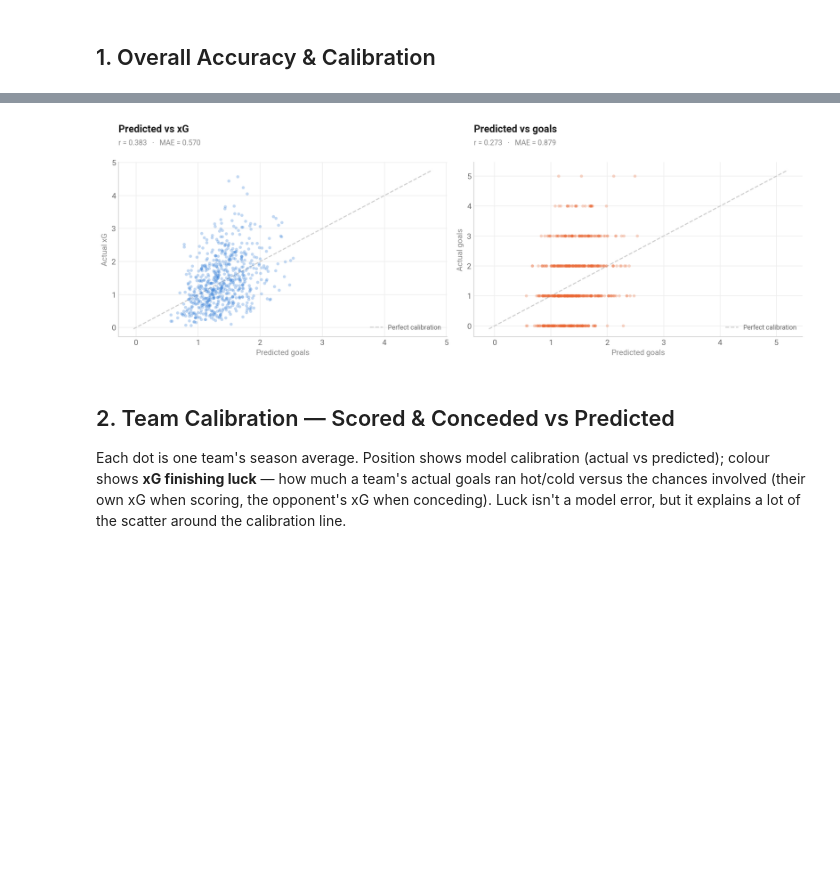
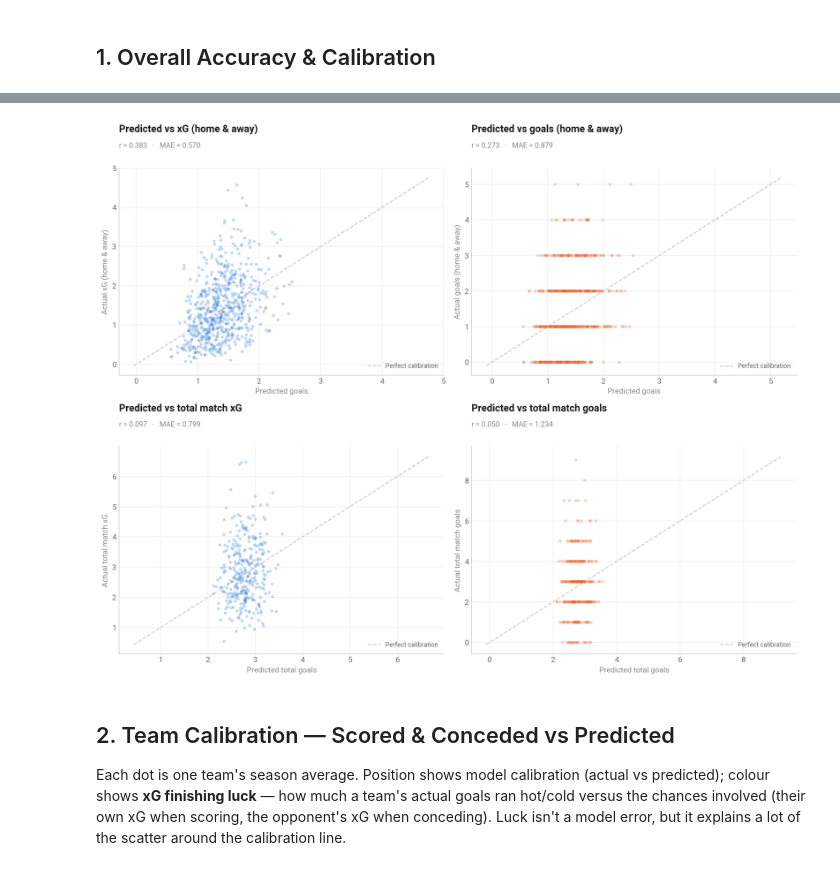
Before and after one commit to louis-porter/algobetting, a Jupyter notebook: algo/models/team_strength/non_penalty_bayes/premier_league/postmortem_v2.ipynb, the cells around one changed output, grey strips where cells are left out. Cells and saved outputs as stored; diff of their text form; code cells hidden in the pictures; blank space fills up the shorter version.

Commit message:
lots of graph changes

```diff
--- a/algo/models/team_strength/non_penalty_bayes/premier_league/postmortem_v2.ipynb
+++ b/algo/models/team_strength/non_penalty_bayes/premier_league/postmortem_v2.ipynb
@@ -119,11 +119,13 @@ match['home_bias']    = match['home_predicted'] - match['home_actual']
 match['away_bias']    = match['away_predicted'] - match['away_actual']
 match['total_pred']   = match['home_predicted'] + match['away_predicted']
 match['total_actual'] = match['home_actual']    + match['away_actual']
+match['total_bias']   = match['total_pred']     - match['total_actual']
 
 # Signed xG bias — recomputed directly (DB error columns are unsigned)
-match['home_xg_bias'] = match['home_predicted'] - match['home_xg']
-match['away_xg_bias'] = match['away_predicted'] - match['away_xg']
-match['total_xg']     = match['home_xg'] + match['away_xg']
+match['home_xg_bias']  = match['home_predicted'] - match['home_xg']
+match['away_xg_bias']  = match['away_predicted'] - match['away_xg']
+match['total_xg']      = match['home_xg'] + match['away_xg']
+match['total_xg_bias'] = match['total_pred'] - match['total_xg']
 
 print(f"Matches: {len(match)}   Rounds: {match['round'].nunique()}   xG coverage: {match['home_xg'].notna().sum()}/{len(match)}")
 match.head(3)
@@ -178,31 +214,38 @@ MAE — predicted vs goals (skill + luck)  0.8788
 # %%
-fig, axes = plt.subplots(1, 2, figsize=(13, 5.5))
+fig, axes = plt.subplots(2, 2, figsize=(13, 11))
 
 all_pred  = pd.concat([match['home_predicted'], match['away_predicted']])
 all_xg    = pd.concat([match['home_xg'],        match['away_xg']])
 all_goals = pd.concat([match['home_actual'],    match['away_actual']])
 
-def cal_scatter(ax, pred, bench, label, color):
+def cal_scatter(ax, pred, bench, label, color, xlabel='Predicted goals'):
     ax.scatter(pred, bench, alpha=0.28, s=16, color=color, edgecolors='none', zorder=3)
     lo = min(bench.min(), pred.min()) - 0.1
     hi = max(bench.max(), pred.max()) + 0.2
     ax.plot([lo, hi], [lo, hi], '--', lw=1.3, color=C_AXIS, zorder=2, label='Perfect calibration')
     r   = np.corrcoef(bench, pred)[0, 1]
     mae = (pred - bench).abs().mean()
-    ax.set_xlabel('Predicted goals', fontsize=10, color=C_MUTED)
+    ax.set_xlabel(xlabel, fontsize=10, color=C_MUTED)
     ax.set_ylabel(f'Actual {label}', fontsize=10, color=C_MUTED)
     _dw_title(ax, f'Predicted vs {label}', f'r = {r:.3f}   ·   MAE = {mae:.3f}', y=1.16, dy=0.07)
     ax.legend(fontsize=8.5, loc='lower right', frameon=False, labelcolor=C_INK2)
     _dw_style(ax)
 
-cal_scatter(axes[0], all_pred, all_xg,    'xG',    C_XG)
-cal_scatter(axes[1], all_pred, all_goals, 'goals', C_GOALS)
+# Top row: home & away treated as separate observations (pooled)
+cal_scatter(axes[0, 0], all_pred, all_xg,    'xG (home & away)',    C_XG)
+cal_scatter(axes[0, 1], all_pred, all_goals, 'goals (home & away)', C_GOALS)
 
-plt.tight_layout(rect=[0, 0, 1, 0.85])
+# Bottom row: total goals per match (home + away summed)
+cal_scatter(axes[1, 0], match['total_pred'], match['total_xg'],
+            'total match xG', C_XG, xlabel='Predicted total goals')
+cal_scatter(axes[1, 1], match['total_pred'], match['total_actual'],
+            'total match goals', C_GOALS, xlabel='Predicted total goals')
+
+plt.tight_layout(rect=[0, 0, 1, 0.94])
 plt.savefig(OUT_DIR / 'v2_01_overall_calibration.png', dpi=150, bbox_inches='tight', facecolor='white')
 plt.show()
 # %% [output]
-[figure, old version]
+[figure, new version]
 # %% [markdown]
 ## 2. Team Calibration — Scored & Conceded vs Predicted
 
```
Also changed, not shown: parts of 4 cells of this notebook, 35 other files.
